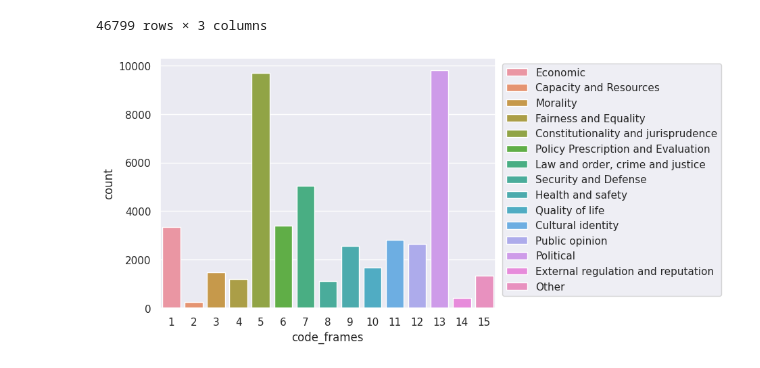
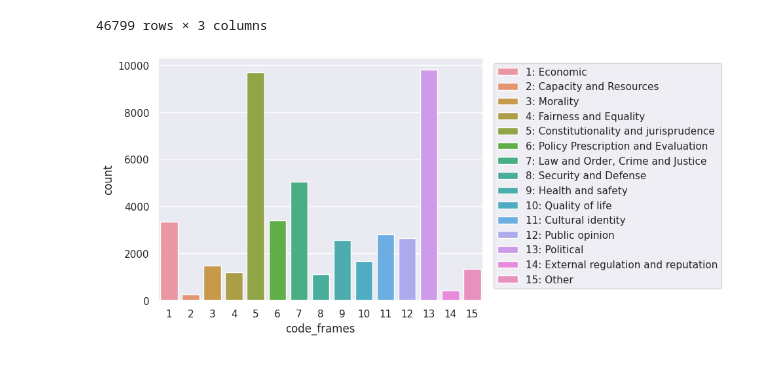
Before and after one commit to jmlDC/MARISOL-Thesis22-23, a Jupyter notebook: MFC.ipynb, the cells around one changed output. Drawn from its saved outputs; the diff is of its cells as text; code cells hidden in the pictures.

Commit message:
added number sin legend

```diff
--- a/MFC.ipynb
+++ b/MFC.ipynb
@@ -409,15 +409,15 @@ df
 # %%
 import seaborn as sns
 from matplotlib import pyplot as plt
 
 sns.set(style="darkgrid")
 ax = sns.countplot(x="code_frames", data=df, hue='code_frames', dodge=False)
 
-plt.legend(labels = ['Economic', 'Capacity and Resources', 'Morality', 'Fairness and Equality', 'Constitutionality and jurisprudence',
-                     'Policy Prescription and Evaluation', 'Law and order, crime and justice', 'Security and Defense', 'Health and safety',
-                     'Quality of life', 'Cultural identity', 'Public opinion', 'Political', 'External regulation and reputation', 'Other'
-                     ], loc='upper right', bbox_to_anchor=(1.69, 1))
+plt.legend(labels = ['1: Economic', '2: Capacity and Resources', '3: Morality', '4: Fairness and Equality', '5: Constitutionality and jurisprudence',
+                     '6: Policy Prescription and Evaluation', '7: Law and Order, Crime and Justice', '8: Security and Defense', '9: Health and safety', '10: Quality of life',
+                     '11: Cultural identity', '12: Public opinion', '13: Political', '14: External regulation and reputation', '15: Other'
+                     ], loc='upper right', bbox_to_anchor=(1.75, 1))
 
 plt.show()
 # %% [output]
-[figure, old version]
+[figure, new version]
```
